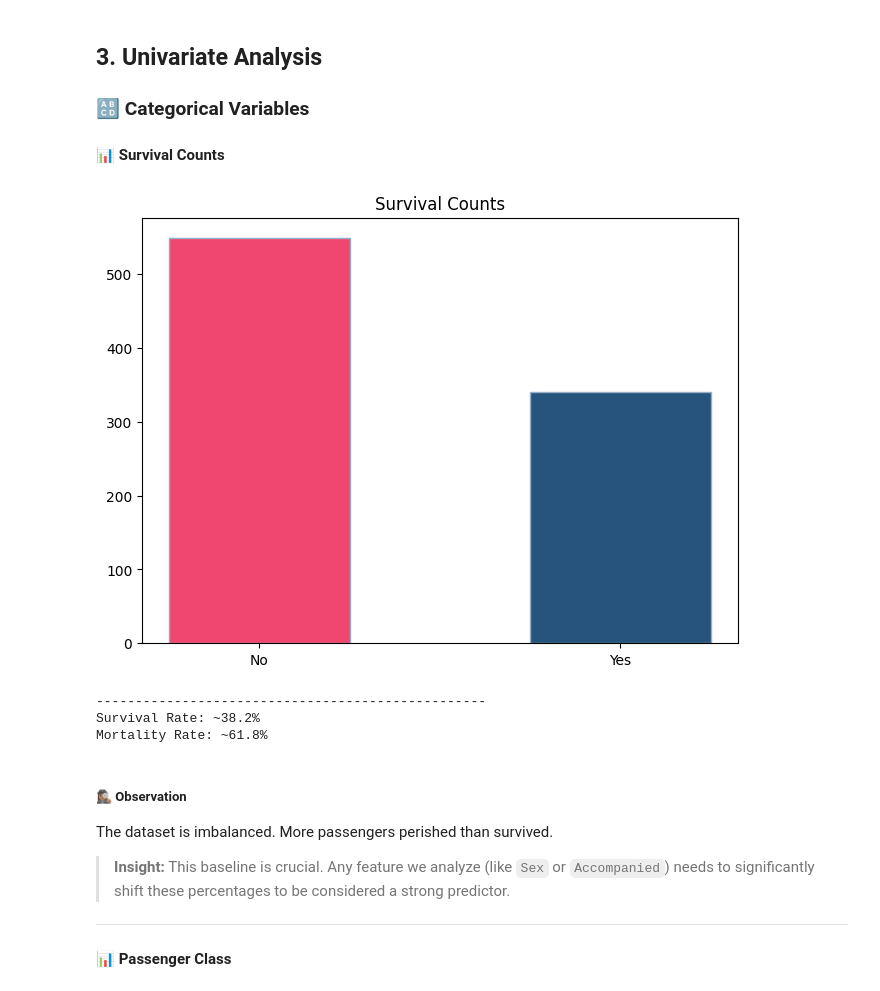
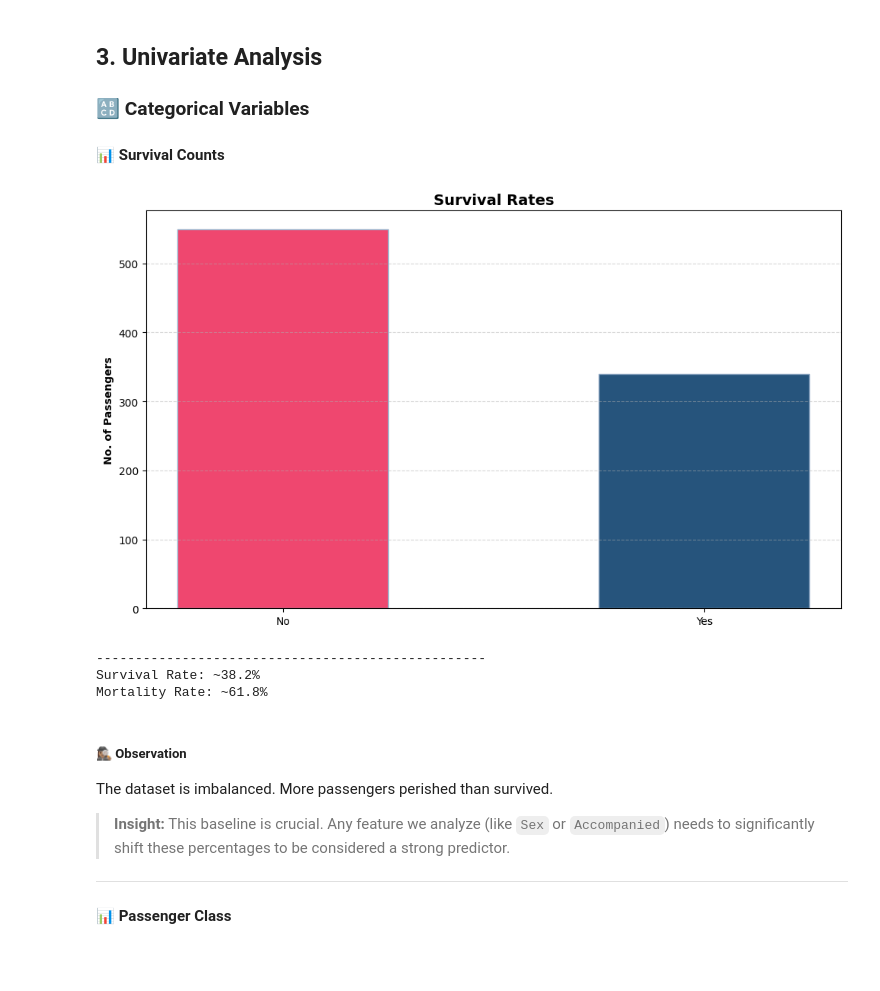
Before and after one commit to grace-sampao/Cyber-Shujaa---Exploratory-Data-Analysis, a Jupyter notebook: notebooks/exploratory_data_analysis.ipynb, the cells around one changed output. Saved outputs shown, nothing was run; the diff lists cells and outputs as text; code cells hidden in the pictures; blank space fills up the shorter version.

```diff
--- a/notebooks/exploratory_data_analysis.ipynb
+++ b/notebooks/exploratory_data_analysis.ipynb
@@ -542,31 +542,35 @@ titanic_data.head()
 # %%
 colours = {
 	"dusk blue": "#26547C",
 	"bubblegum pink": "#EF476F",
 	"golden pollen": "#FFD166",
 	"powder blue": "#96ADC8"
 }
 
-fig, ax = plt.subplots(layout='constrained')
+fig, ax = plt.subplots(figsize=(10, 6))
 
-ax.set_title("Survival Counts")
 ax.bar(
 	titanic_data['Survived'].value_counts().index,
 	titanic_data['Survived'].value_counts().values,
 	width=0.5,
 	color=[colours["bubblegum pink"], colours["dusk blue"]],
-	edgecolor=colours["powder blue"]
+	edgecolor=colours["powder blue"],
 )
 
+ax.set_title("Survival Rates", fontweight='bold',fontsize=14)
+ax.set_ylabel("No. of Passengers", fontweight='bold')
+ax.grid(True, axis='y', linestyle="--", alpha=0.5)
+
+fig.tight_layout()
 plt.show()
 
 print(
 	"-" * 50,
 	f"\nSurvival Rate: ~{((titanic_data['Survived'].value_counts().values[1] / titanic_data['Survived'].size) * 100):.1f}%",
 	f"\nMortality Rate: ~{((titanic_data['Survived'].value_counts().values[0] / titanic_data['Survived'].size) * 100):.1f}%"
 )
 # %% [output]
-[figure, old version]
+[figure, new version]
 --------------------------------------------------
 Survival Rate: ~38.2%
 Mortality Rate: ~61.8%
```
Also changed, not shown: parts of 7 cells of this notebook.
